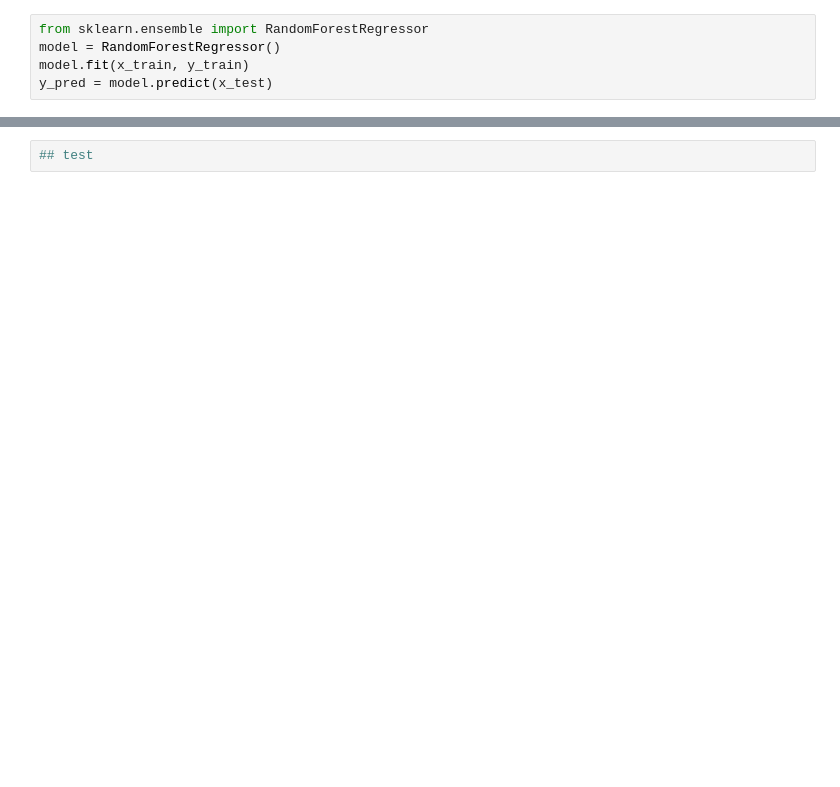
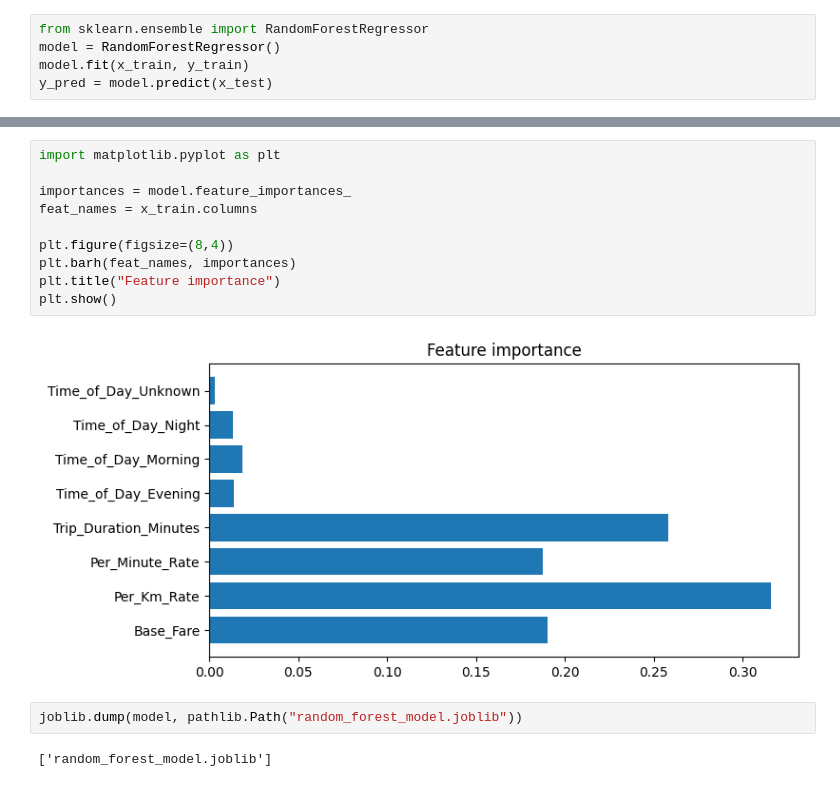
Before and after one commit to Shirasoki/taxi-prediction-fullstack-max-gustafsson-opa24, a Jupyter notebook: src/taxipred/models/random_forest.ipynb, the cells around one changed output, grey strips where cells are left out. Drawn from its saved outputs; the diff is of its cells as text; blank space fills up the shorter version.

```diff
--- a/src/taxipred/models/random_forest.ipynb
+++ b/src/taxipred/models/random_forest.ipynb
@@ -66,2 +66,16 @@ R2 Score: 0.11270214896905406
 # %%
-## test
+import matplotlib.pyplot as plt
+
+importances = model.feature_importances_
+feat_names = x_train.columns
+
+plt.figure(figsize=(8,4))
+plt.barh(feat_names, importances)
+plt.title("Feature importance")
+plt.show()
+# %% [output]
+[figure, added]
+# %%
+joblib.dump(model, pathlib.Path("random_forest_model.joblib"))
+# %% [output]
+['random_forest_model.joblib']
```
Also changed, not shown: parts of 6 cells of this notebook, 1 other file.
